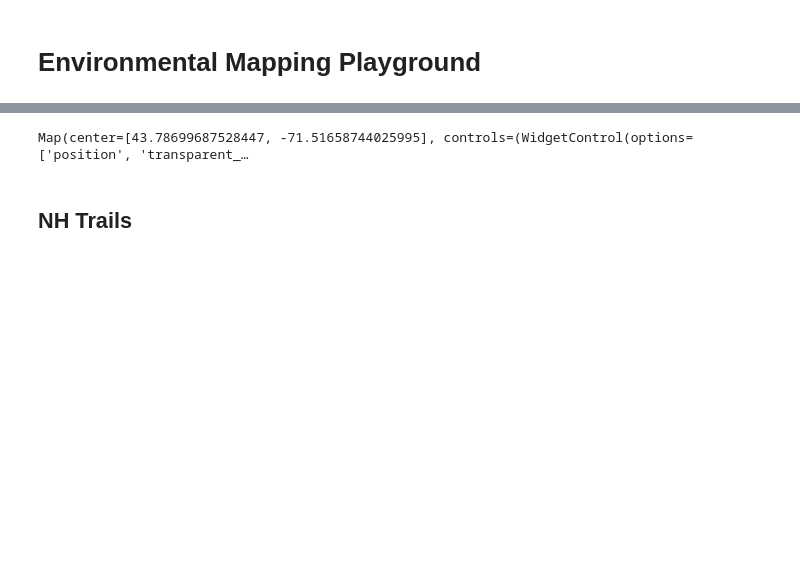
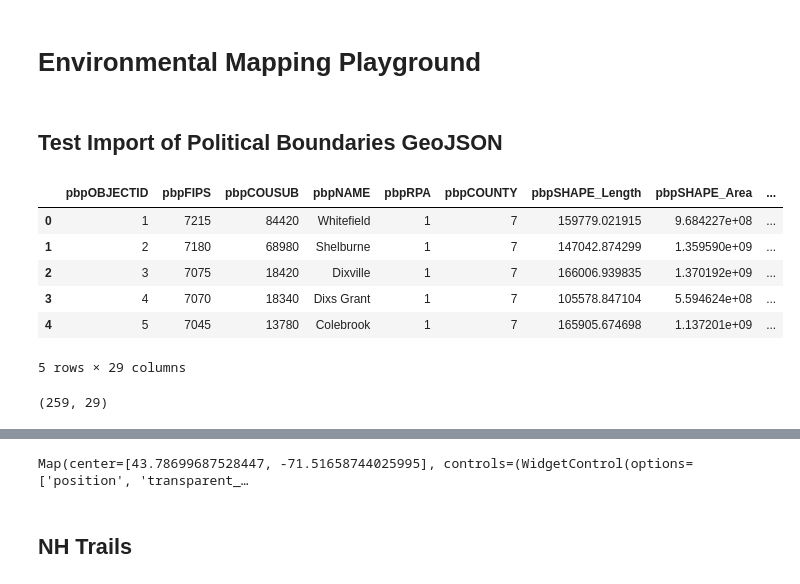
Before and after one commit to HKuz/Environmental_Mapping, a Jupyter notebook: Env_Mapping.ipynb, the cells around one changed output, grey strips where cells are left out. Saved outputs shown, nothing was run; the diff lists cells and outputs as text; code cells hidden in the pictures; blank space fills up the shorter version.

Commit message:
refactor: run analysis with pb geojson API call

```diff
--- a/Env_Mapping.ipynb
+++ b/Env_Mapping.ipynb
@@ -10,0 +21,19 @@ nh_zoom = 8
+# %% [markdown]
+## Test Import of Political Boundaries GeoJSON
+# %%
+pb_poly_url = 'https://opendata.arcgis.com/datasets/4edf75ab263b4d92996f92fb9cf435fa_8.geojson'
+# %%
+pb_poly = gpd.read_file(pb_poly_url, driver='geojson')
+pb_poly.head()
+# %% [output]
+|  | pbpOBJECTID | pbpFIPS | pbpCOUSUB | pbpNAME | pbpRPA | pbpCOUNTY | pbpSHAPE_Length | pbpSHAPE_Area | ... |
+| 0 | 1 | 7215 | 84420 | Whitefield | 1 | 7 | 159779.021915 | 9.684227e+08 | ... |
+| 1 | 2 | 7180 | 68980 | Shelburne | 1 | 7 | 147042.874299 | 1.359590e+09 | ... |
+| 2 | 3 | 7075 | 18420 | Dixville | 1 | 7 | 166006.939835 | 1.370192e+09 | ... |
+| 3 | 4 | 7070 | 18340 | Dixs Grant | 1 | 7 | 105578.847104 | 5.594624e+08 | ... |
+| 4 | 5 | 7045 | 13780 | Colebrook | 1 | 7 | 165905.674698 | 1.137201e+09 | ... |
+5 rows × 29 columns
+# %%
+pb_poly.shape
+# %% [output]
+(259, 29)
```
Also changed, not shown: parts of 11 cells of this notebook, 1 other file.
